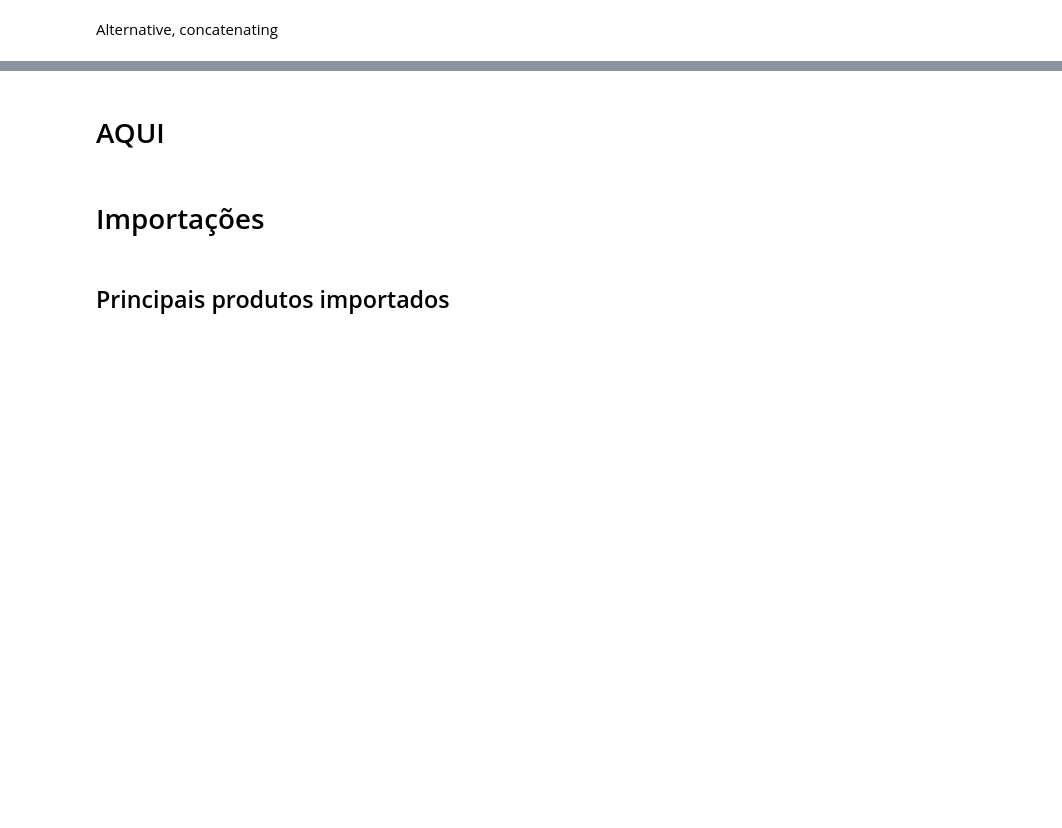
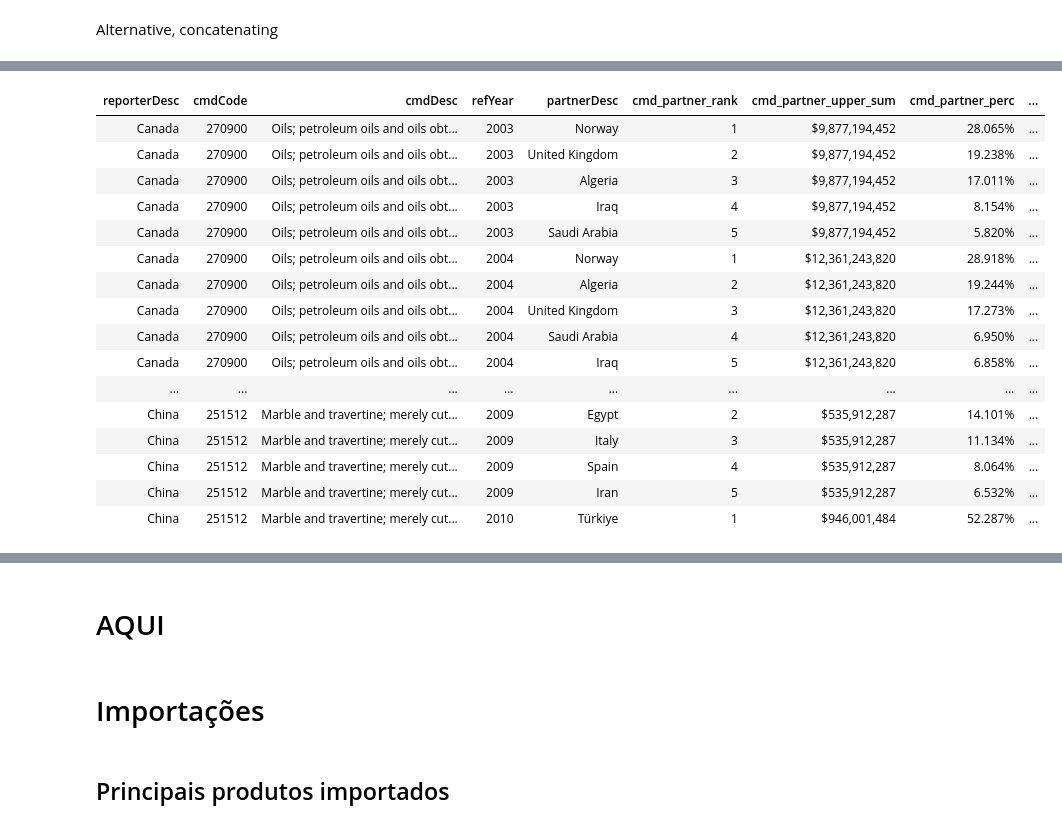
Before and after one commit to joaquimrcarvalho/cipf-comtrade, a Jupyter notebook: country_trade_profile.ipynb, the cells around one changed output, grey strips where cells are left out. Saved outputs shown, nothing was run; the diff lists cells and outputs as text; code cells hidden in the pictures; blank space fills up the shorter version.

```diff
--- a/country_trade_profile.ipynb
+++ b/country_trade_profile.ipynb
@@ -648,7 +642,6 @@ desse produto pelo parceiro.
 # %%
 combos_of_interest = partners_and_products[(partners_and_products['cmdCode'].isin(top_export_products_codes)
-                       & (partners_and_products['reporterCode'].isin(top_export_partners_codes)))][['reporterCode','cmdCode']].drop_duplicates()
-combos_of_interest
+                       & (partners_and_products[f'{partner_column}Code'].isin(top_export_partners_codes)))][[f'{partner_column}Code','cmdCode']].drop_duplicates()
 combos_of_interest = [tuple(x) for x in combos_of_interest.values]
 combos_of_interest
 # %% [output]
@@ -706,15 +711,19 @@ import pandas as pd
 df2: pd.DataFrame = None
 for countryCode,cmdCode in combos_of_interest:
     print(countryCode,cmdCode)
-    tmp = comtradetools.get_data(reporterCode=countryCode,
-                       typeCode='C',  # commodities
-                       freqCode='A',  # annual
-                       partnerCode=None,
-                       period=years_of_interest,
-                       cmdCode=cmdCode,  # Top level product types
-                       motCode=0,  # all means of transport
-                       flowCode='M',
-                       timeout=500)
+    tmp = comtradetools.getFinalData(APIKEY,
+                                    reporterCode=countryCode,
+                                    typeCode='C',  # commodities
+                                    freqCode='A',  # annual
+                                    flowCode='M'
+                                    partnerCode=None,
+                                    remove_world=True,
+                                    parter2Code=0,
+                                    period=years_of_interest,
+                                    period_size=6,
+                                    cmdCode=cmdCode,  # Top level product types
+                                    motCode=0,  # all means of transport
+                       )
     if df2 is None:
         df2 = tmp
     else:
@@ -761,19 +738,39 @@ array(['Algeria', 'Bosnia and Herzegovina', 'Belgium', 'Botswana',
 # %%
 import pandas as pd
-        #  set max rows to 500
+import comtradetools
+
+#  set max rows to 500
 pd.set_option('display.max_rows', 1500)
 
 
 other_suppliers = comtradetools.total_rank_perc(df,
                                            groupby=['refYear','flowCode','reporterCode','cmdCode','partnerCode'],
                                            col='primaryValue',
                                            prefix='cmd_partner',
                                            )
 
 other_suppliers = other_suppliers[other_suppliers[['reporterCode','cmdCode']].apply(tuple,axis=1).isin(combos_of_interest)]
-cols=['reporterDesc','cmdCode','cmdDesc','refYear','cmd_partner_upper_sum','partnerDesc','cmd_partner_rank','cmd_partner_perc','primaryValue']
-formats =  make_format(cols)
+cols=['reporterDesc','cmdCode','cmdDesc','refYear','partnerDesc','cmd_partner_rank','cmd_partner_upper_sum','cmd_partner_perc','primaryValue']
+formats =  comtradetools.make_format(cols)
 
 other_suppliers[(other_suppliers['partnerCode'] == country_of_interest)
-               | (other_suppliers['cmd_partner_rank']<=10)  # show top 10 alternative supplier
+               | (other_suppliers['cmd_partner_rank']<=show_only_top)
                 ][cols].sort_values(by=['reporterDesc','cmdCode','refYear','cmd_partner_rank']).head(250).style.format(formats).hide(axis="index")
+# %% [output]
+| reporterDesc | cmdCode | cmdDesc | refYear | partnerDesc | cmd_partner_rank | cmd_partner_upper_sum | cmd_partner_perc | ... |
+| Canada | 270900 | Oils; petroleum oils and oils obt... | 2003 | Norway | 1 | $9,877,194,452 | 28.065% | ... |
+| Canada | 270900 | Oils; petroleum oils and oils obt... | 2003 | United Kingdom | 2 | $9,877,194,452 | 19.238% | ... |
+| Canada | 270900 | Oils; petroleum oils and oils obt... | 2003 | Algeria | 3 | $9,877,194,452 | 17.011% | ... |
+| Canada | 270900 | Oils; petroleum oils and oils obt... | 2003 | Iraq | 4 | $9,877,194,452 | 8.154% | ... |
+| Canada | 270900 | Oils; petroleum oils and oils obt... | 2003 | Saudi Arabia | 5 | $9,877,194,452 | 5.820% | ... |
+| Canada | 270900 | Oils; petroleum oils and oils obt... | 2004 | Norway | 1 | $12,361,243,820 | 28.918% | ... |
+| Canada | 270900 | Oils; petroleum oils and oils obt... | 2004 | Algeria | 2 | $12,361,243,820 | 19.244% | ... |
+| Canada | 270900 | Oils; petroleum oils and oils obt... | 2004 | United Kingdom | 3 | $12,361,243,820 | 17.273% | ... |
+| Canada | 270900 | Oils; petroleum oils and oils obt... | 2004 | Saudi Arabia | 4 | $12,361,243,820 | 6.950% | ... |
+| Canada | 270900 | Oils; petroleum oils and oils obt... | 2004 | Iraq | 5 | $12,361,243,820 | 6.858% | ... |
+| ... | ... | ... | ... | ... | ... | ... | ... | ... |
+| China | 251512 | Marble and travertine; merely cut... | 2009 | Egypt | 2 | $535,912,287 | 14.101% | ... |
+| China | 251512 | Marble and travertine; merely cut... | 2009 | Italy | 3 | $535,912,287 | 11.134% | ... |
+| China | 251512 | Marble and travertine; merely cut... | 2009 | Spain | 4 | $535,912,287 | 8.064% | ... |
+| China | 251512 | Marble and travertine; merely cut... | 2009 | Iran | 5 | $535,912,287 | 6.532% | ... |
+| China | 251512 | Marble and travertine; merely cut... | 2010 | Türkiye | 1 | $946,001,484 | 52.287% | ... |
```
Also changed, not shown: parts of 24 cells of this notebook.
